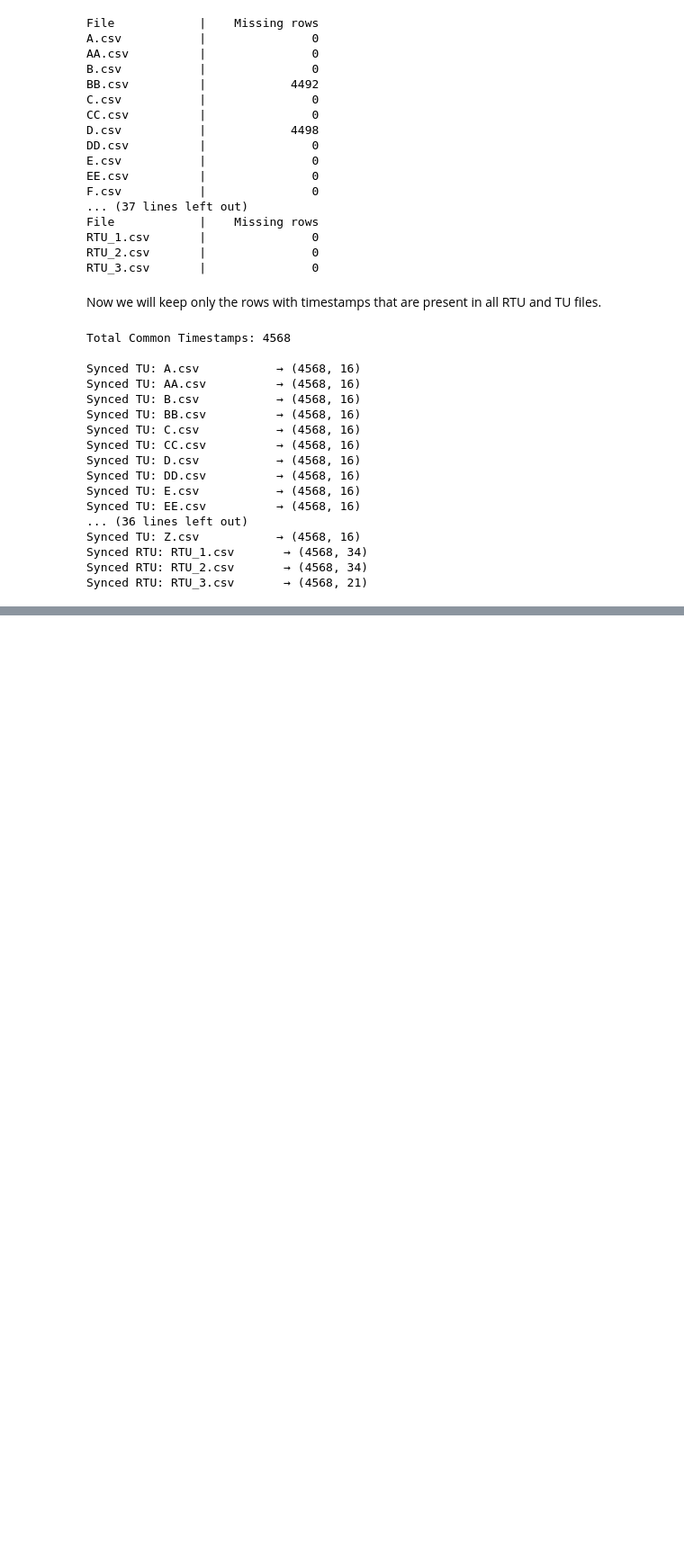
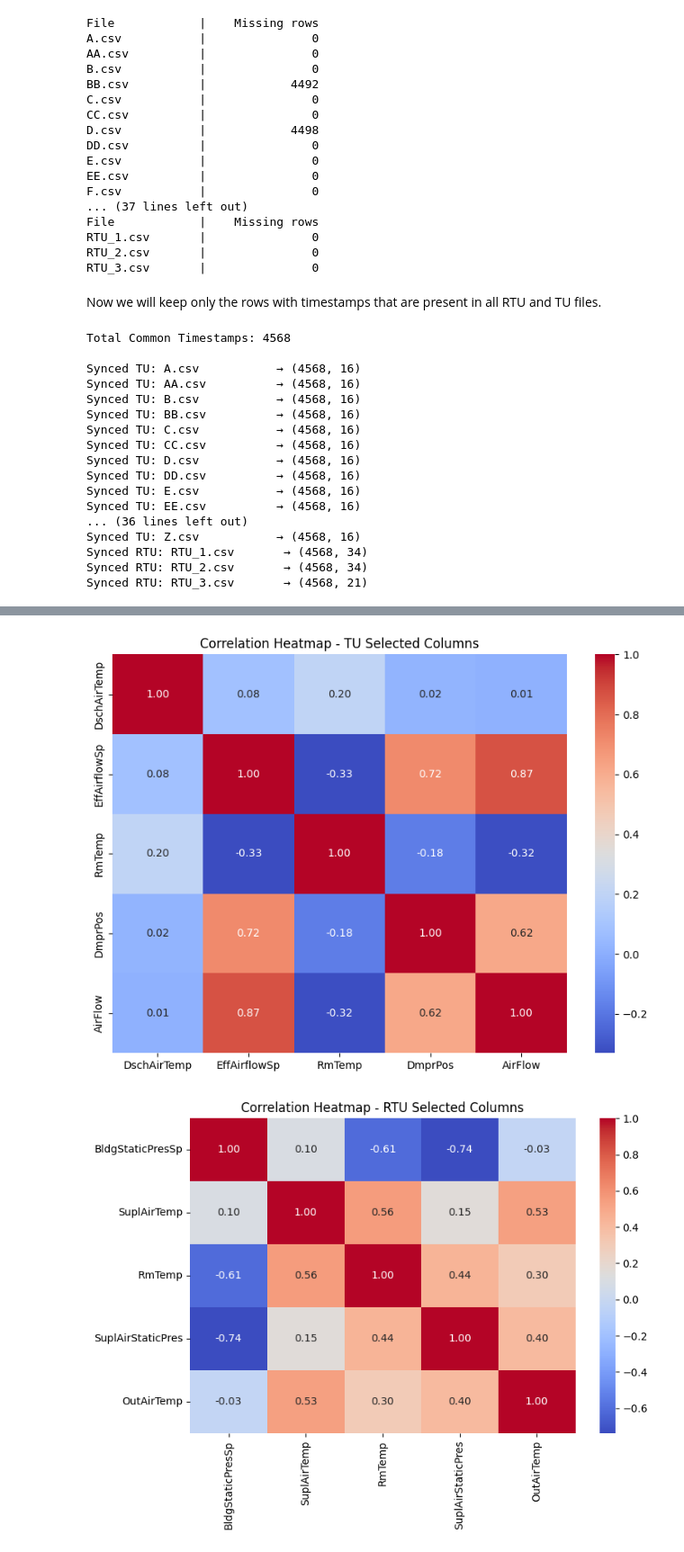
Before and after one commit to west-bri/HVACFinal, a Jupyter notebook: HVAC_Bini.ipynb, the cells around one changed output, grey strips where cells are left out. Shown at 90% size. Saved outputs shown, nothing was run; the diff lists cells and outputs as text; code cells hidden in the pictures; blank space fills up the shorter version.

Commit message:
Added Clustering and correlation

```diff
--- a/HVAC_Bini.ipynb
+++ b/HVAC_Bini.ipynb
@@ -345,0 +348,79 @@ Synced RTU: RTU_3.csv       → (4568, 21)
+# %%
+import os
+import pandas as pd
+import numpy as np
+from collections import Counter
+from sklearn.preprocessing import StandardScaler
+from sklearn.decomposition import PCA
+from sklearn.cluster import KMeans
+from sklearn.metrics import accuracy_score
+from itertools import permutations
+import matplotlib.pyplot as plt
+
+# Load folders
+tu_path = "cleaned_data/cleaned_TUs_synced"
+rtu_path = "cleaned_data/cleaned_RTUs_synced"
+excluded = {"BB.csv", "D.csv"}  # we don't want to use these TU files
+correlation_threshold = 0.85    # only consider strong correlations
+top_n_columns = 5               # pick top correlated columns
+
+# Load TU and RTU files (only numeric columns and drop missing rows)
+tu_data, rtu_data = {}, {}
+
+for file in sorted(os.listdir(tu_path)):
+    if file.endswith(".csv") and file not in excluded:
+        name = file.replace(".csv", "")
+        df = pd.read_csv(os.path.join(tu_path, file)).select_dtypes(include=np.number).dropna()
+        tu_data[name] = df
+
+for file in sorted(os.listdir(rtu_path)):
+    if file.endswith(".csv") and "RTU_3" not in file:
+        name = file.replace(".csv", "")
+        df = pd.read_csv(os.path.join(rtu_path, file)).select_dtypes(include=np.number).dropna()
+        rtu_data[name] = df
+
+# Get TU and RTU columns that often show high correlation
+strong_tu_columns = []
+strong_rtu_columns = []
+
+for tu_df in tu_data.values():
+    for tu_col in tu_df.columns:
+        if tu_df[tu_col].std() == 0:
+            continue
+        for rtu_df in rtu_data.values():
+            for rtu_col in rtu_df.columns:
+                if rtu_df[rtu_col].std() == 0:
+                    continue
+                corr = tu_df[tu_col].corr(rtu_df[rtu_col])
+                if not np.isnan(corr) and abs(corr) >= correlation_threshold:
+                    strong_tu_columns.append(tu_col)
+                    strong_rtu_columns.append(rtu_col)
+
+# Pick the n most common columns from the above list
+tu_corr_cols = [col for col, _ in Counter(strong_tu_columns).most_common(top_n_columns)]
+rtu_corr_cols = [col for col, _ in Counter(strong_rtu_columns).most_common(top_n_columns)]
+
+import seaborn as sns
+
+# Correlation Heatmap: TU Top Correlated Columns
+tu_corr_matrix = pd.concat([df[tu_corr_cols] for df in tu_data.values()], axis=0)
+tu_corr_matrix = tu_corr_matrix.corr()
+
+plt.figure(figsize=(8, 6))
+sns.heatmap(tu_corr_matrix, annot=True, cmap='coolwarm', fmt=".2f")
+plt.title("Correlation Heatmap - TU Selected Columns")
+plt.tight_layout()
+plt.show()
+
+# Correlation Heatmap: RTU Top Correlated Columns
+rtu_corr_matrix = pd.concat([df[rtu_corr_cols] for df in rtu_data.values()], axis=0)
+rtu_corr_matrix = rtu_corr_matrix.corr()
+
+plt.figure(figsize=(8, 6))
+sns.heatmap(rtu_corr_matrix, annot=True, cmap='coolwarm', fmt=".2f")
+plt.title("Correlation Heatmap - RTU Selected Columns")
+plt.tight_layout()
+plt.show()
+# %% [output]
+[figure, added]
+[figure, added]
```
Also changed, not shown: parts of 5 cells of this notebook.
